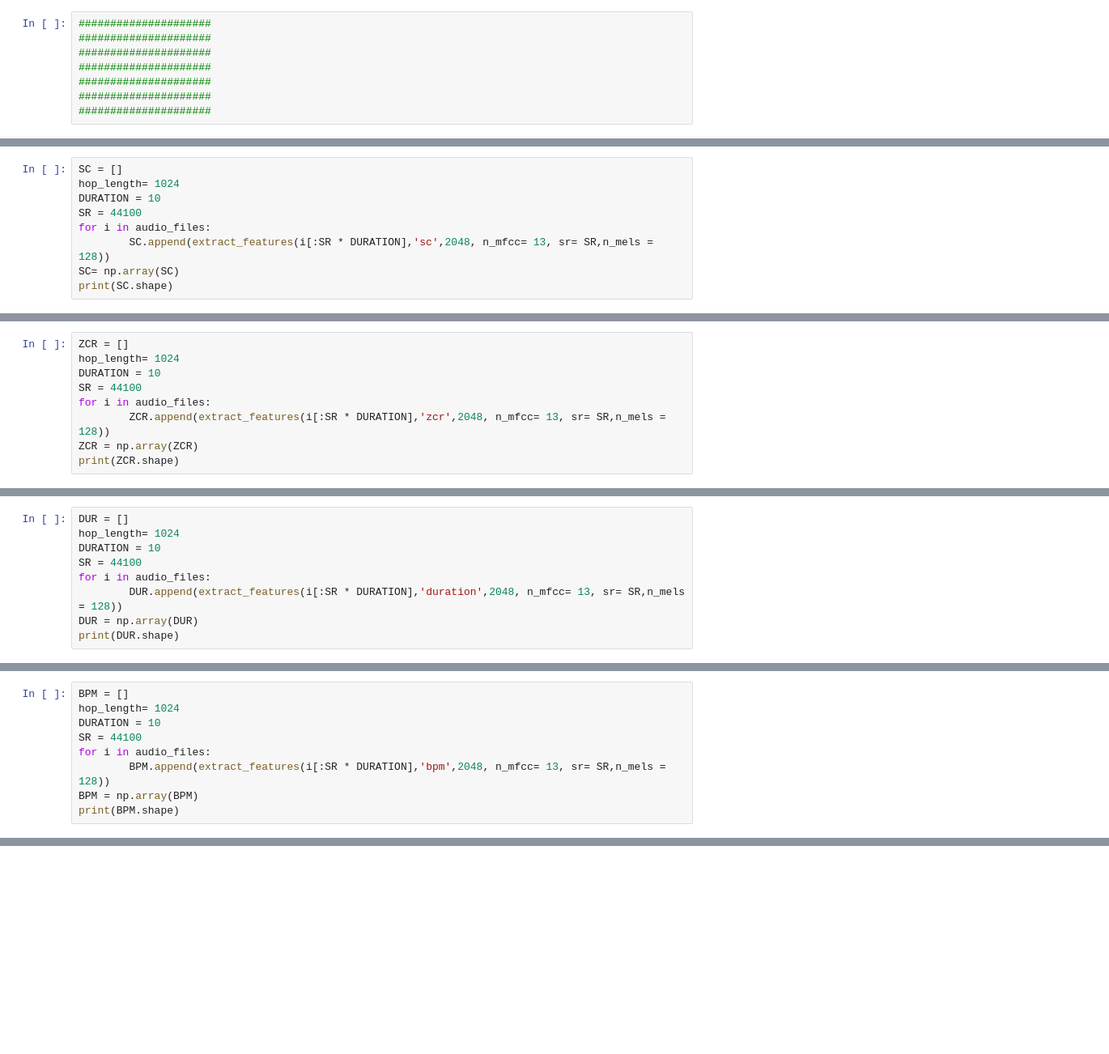
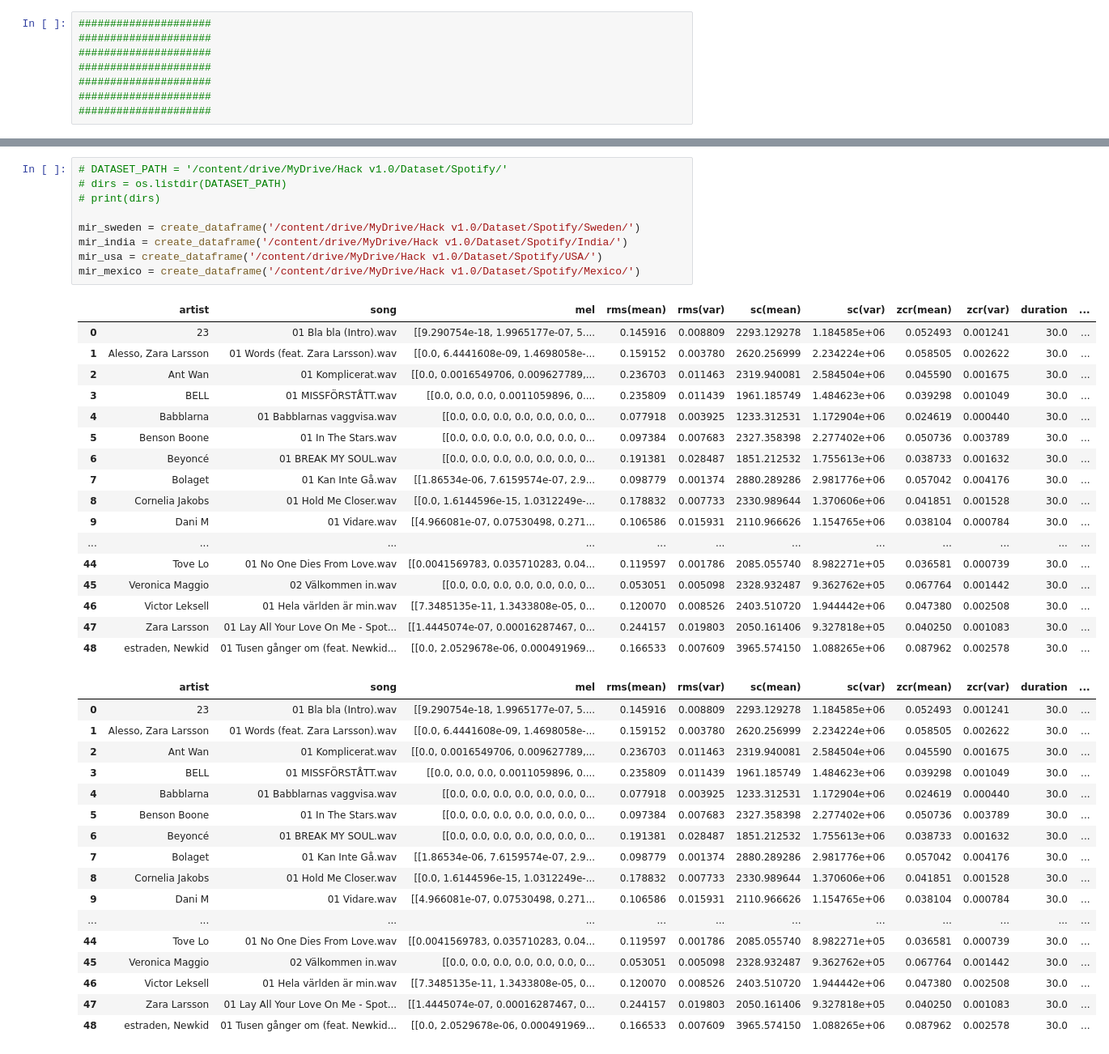
Before and after one commit to AymenTlili131/The-sound-of-Ai-Hack-V1.0, a Jupyter notebook: MIR.ipynb, the cells around one changed output, grey strips where cells are left out. Shown at 81% size. Drawn from its saved outputs; the diff is of its cells as text; blank space fills up the shorter version.

```diff
--- a/MIR.ipynb
+++ b/MIR.ipynb
@@ -107,9 +92,0 @@ print(RMS.shape)
-# %%
-SC = []
-hop_length= 1024
-DURATION = 10
-SR = 44100
-for i in audio_files:
-        SC.append(extract_features(i[:SR * DURATION],'sc',2048, n_mfcc= 13, sr= SR,n_mels = 128))
-SC= np.array(SC)
-print(SC.shape)
@@ -118,9 +92,0 @@ print(SC.shape)
-# %%
-ZCR = []
-hop_length= 1024
-DURATION = 10
-SR = 44100
-for i in audio_files:
-        ZCR.append(extract_features(i[:SR * DURATION],'zcr',2048, n_mfcc= 13, sr= SR,n_mels = 128))
-ZCR = np.array(ZCR)
-print(ZCR.shape)
@@ -129,9 +92,0 @@ print(ZCR.shape)
-# %%
-DUR = []
-hop_length= 1024
-DURATION = 10
-SR = 44100
-for i in audio_files:
-        DUR.append(extract_features(i[:SR * DURATION],'duration',2048, n_mfcc= 13, sr= SR,n_mels = 128))
-DUR = np.array(DUR)
-print(DUR.shape)
@@ -140,9 +92,0 @@ print(DUR.shape)
-# %%
-BPM = []
-hop_length= 1024
-DURATION = 10
-SR = 44100
-for i in audio_files:
-        BPM.append(extract_features(i[:SR * DURATION],'bpm',2048, n_mfcc= 13, sr= SR,n_mels = 128))
-BPM = np.array(BPM)
-print(BPM.shape)
@@ -177,0 +128,44 @@ files.download('MIR_Sweden.csv')
+# %%
+# DATASET_PATH = '/content/drive/MyDrive/Hack v1.0/Dataset/Spotify/'
+# dirs = os.listdir(DATASET_PATH)
+# print(dirs)
+
+mir_sweden = create_dataframe('/content/drive/MyDrive/Hack v1.0/Dataset/Spotify/Sweden/')
+mir_india = create_dataframe('/content/drive/MyDrive/Hack v1.0/Dataset/Spotify/India/')
+mir_usa = create_dataframe('/content/drive/MyDrive/Hack v1.0/Dataset/Spotify/USA/')
+mir_mexico = create_dataframe('/content/drive/MyDrive/Hack v1.0/Dataset/Spotify/Mexico/')
+# %% [output]
+|  | artist | song | mel | rms(mean) | rms(var) | sc(mean) | sc(var) | zcr(mean) | zcr(var) | duration | ... |
+| 0 | 23 | 01 Bla bla (Intro).wav | [[9.290754e-18, 1.9965177e-07, 5.... | 0.145916 | 0.008809 | 2293.129278 | 1.184585e+06 | 0.052493 | 0.001241 | 30.0 | ... |
+| 1 | Alesso, Zara Larsson | 01 Words (feat. Zara Larsson).wav | [[0.0, 6.4441608e-09, 1.4698058e-... | 0.159152 | 0.003780 | 2620.256999 | 2.234224e+06 | 0.058505 | 0.002622 | 30.0 | ... |
+| 2 | Ant Wan | 01 Komplicerat.wav | [[0.0, 0.0016549706, 0.009627789,... | 0.236703 | 0.011463 | 2319.940081 | 2.584504e+06 | 0.045590 | 0.001675 | 30.0 | ... |
+| 3 | BELL | 01 MISSFÖRSTÅTT.wav | [[0.0, 0.0, 0.0, 0.0011059896, 0.... | 0.235809 | 0.011439 | 1961.185749 | 1.484623e+06 | 0.039298 | 0.001049 | 30.0 | ... |
+| 4 | Babblarna | 01 Babblarnas vaggvisa.wav | [[0.0, 0.0, 0.0, 0.0, 0.0, 0.0, 0... | 0.077918 | 0.003925 | 1233.312531 | 1.172904e+06 | 0.024619 | 0.000440 | 30.0 | ... |
+| 5 | Benson Boone | 01 In The Stars.wav | [[0.0, 0.0, 0.0, 0.0, 0.0, 0.0, 0... | 0.097384 | 0.007683 | 2327.358398 | 2.277402e+06 | 0.050736 | 0.003789 | 30.0 | ... |
+| 6 | Beyoncé | 01 BREAK MY SOUL.wav | [[0.0, 0.0, 0.0, 0.0, 0.0, 0.0, 0... | 0.191381 | 0.028487 | 1851.212532 | 1.755613e+06 | 0.038733 | 0.001632 | 30.0 | ... |
+| 7 | Bolaget | 01 Kan Inte Gå.wav | [[1.86534e-06, 7.6159574e-07, 2.9... | 0.098779 | 0.001374 | 2880.289286 | 2.981776e+06 | 0.057042 | 0.004176 | 30.0 | ... |
+| 8 | Cornelia Jakobs | 01 Hold Me Closer.wav | [[0.0, 1.6144596e-15, 1.0312249e-... | 0.178832 | 0.007733 | 2330.989644 | 1.370606e+06 | 0.041851 | 0.001528 | 30.0 | ... |
+| 9 | Dani M | 01 Vidare.wav | [[4.966081e-07, 0.07530498, 0.271... | 0.106586 | 0.015931 | 2110.966626 | 1.154765e+06 | 0.038104 | 0.000784 | 30.0 | ... |
+| ... | ... | ... | ... | ... | ... | ... | ... | ... | ... | ... | ... |
+| 44 | Tove Lo | 01 No One Dies From Love.wav | [[0.0041569783, 0.035710283, 0.04... | 0.119597 | 0.001786 | 2085.055740 | 8.982271e+05 | 0.036581 | 0.000739 | 30.0 | ... |
+| 45 | Veronica Maggio | 02 Välkommen in.wav | [[0.0, 0.0, 0.0, 0.0, 0.0, 0.0, 0... | 0.053051 | 0.005098 | 2328.932487 | 9.362762e+05 | 0.067764 | 0.001442 | 30.0 | ... |
+| 46 | Victor Leksell | 01 Hela världen är min.wav | [[7.3485135e-11, 1.3433808e-05, 0... | 0.120070 | 0.008526 | 2403.510720 | 1.944442e+06 | 0.047380 | 0.002508 | 30.0 | ... |
+| 47 | Zara Larsson | 01 Lay All Your Love On Me - Spot... | [[1.4445074e-07, 0.00016287467, 0... | 0.244157 | 0.019803 | 2050.161406 | 9.327818e+05 | 0.040250 | 0.001083 | 30.0 | ... |
+| 48 | estraden, Newkid | 01 Tusen gånger om (feat. Newkid... | [[0.0, 2.0529678e-06, 0.000491969... | 0.166533 | 0.007609 | 3965.574150 | 1.088265e+06 | 0.087962 | 0.002578 | 30.0 | ... |
+|  | artist | song | mel | rms(mean) | rms(var) | sc(mean) | sc(var) | zcr(mean) | zcr(var) | duration | ... |
+| 0 | 23 | 01 Bla bla (Intro).wav | [[9.290754e-18, 1.9965177e-07, 5.... | 0.145916 | 0.008809 | 2293.129278 | 1.184585e+06 | 0.052493 | 0.001241 | 30.0 | ... |
+| 1 | Alesso, Zara Larsson | 01 Words (feat. Zara Larsson).wav | [[0.0, 6.4441608e-09, 1.4698058e-... | 0.159152 | 0.003780 | 2620.256999 | 2.234224e+06 | 0.058505 | 0.002622 | 30.0 | ... |
+| 2 | Ant Wan | 01 Komplicerat.wav | [[0.0, 0.0016549706, 0.009627789,... | 0.236703 | 0.011463 | 2319.940081 | 2.584504e+06 | 0.045590 | 0.001675 | 30.0 | ... |
+| 3 | BELL | 01 MISSFÖRSTÅTT.wav | [[0.0, 0.0, 0.0, 0.0011059896, 0.... | 0.235809 | 0.011439 | 1961.185749 | 1.484623e+06 | 0.039298 | 0.001049 | 30.0 | ... |
+| 4 | Babblarna | 01 Babblarnas vaggvisa.wav | [[0.0, 0.0, 0.0, 0.0, 0.0, 0.0, 0... | 0.077918 | 0.003925 | 1233.312531 | 1.172904e+06 | 0.024619 | 0.000440 | 30.0 | ... |
+| 5 | Benson Boone | 01 In The Stars.wav | [[0.0, 0.0, 0.0, 0.0, 0.0, 0.0, 0... | 0.097384 | 0.007683 | 2327.358398 | 2.277402e+06 | 0.050736 | 0.003789 | 30.0 | ... |
+| 6 | Beyoncé | 01 BREAK MY SOUL.wav | [[0.0, 0.0, 0.0, 0.0, 0.0, 0.0, 0... | 0.191381 | 0.028487 | 1851.212532 | 1.755613e+06 | 0.038733 | 0.001632 | 30.0 | ... |
+| 7 | Bolaget | 01 Kan Inte Gå.wav | [[1.86534e-06, 7.6159574e-07, 2.9... | 0.098779 | 0.001374 | 2880.289286 | 2.981776e+06 | 0.057042 | 0.004176 | 30.0 | ... |
+| 8 | Cornelia Jakobs | 01 Hold Me Closer.wav | [[0.0, 1.6144596e-15, 1.0312249e-... | 0.178832 | 0.007733 | 2330.989644 | 1.370606e+06 | 0.041851 | 0.001528 | 30.0 | ... |
+| 9 | Dani M | 01 Vidare.wav | [[4.966081e-07, 0.07530498, 0.271... | 0.106586 | 0.015931 | 2110.966626 | 1.154765e+06 | 0.038104 | 0.000784 | 30.0 | ... |
+| ... | ... | ... | ... | ... | ... | ... | ... | ... | ... | ... | ... |
+| 44 | Tove Lo | 01 No One Dies From Love.wav | [[0.0041569783, 0.035710283, 0.04... | 0.119597 | 0.001786 | 2085.055740 | 8.982271e+05 | 0.036581 | 0.000739 | 30.0 | ... |
+| 45 | Veronica Maggio | 02 Välkommen in.wav | [[0.0, 0.0, 0.0, 0.0, 0.0, 0.0, 0... | 0.053051 | 0.005098 | 2328.932487 | 9.362762e+05 | 0.067764 | 0.001442 | 30.0 | ... |
+| 46 | Victor Leksell | 01 Hela världen är min.wav | [[7.3485135e-11, 1.3433808e-05, 0... | 0.120070 | 0.008526 | 2403.510720 | 1.944442e+06 | 0.047380 | 0.002508 | 30.0 | ... |
+| 47 | Zara Larsson | 01 Lay All Your Love On Me - Spot... | [[1.4445074e-07, 0.00016287467, 0... | 0.244157 | 0.019803 | 2050.161406 | 9.327818e+05 | 0.040250 | 0.001083 | 30.0 | ... |
+| 48 | estraden, Newkid | 01 Tusen gånger om (feat. Newkid... | [[0.0, 2.0529678e-06, 0.000491969... | 0.166533 | 0.007609 | 3965.574150 | 1.088265e+06 | 0.087962 | 0.002578 | 30.0 | ... |
```
Also changed, not shown: parts of 16 cells of this notebook.
